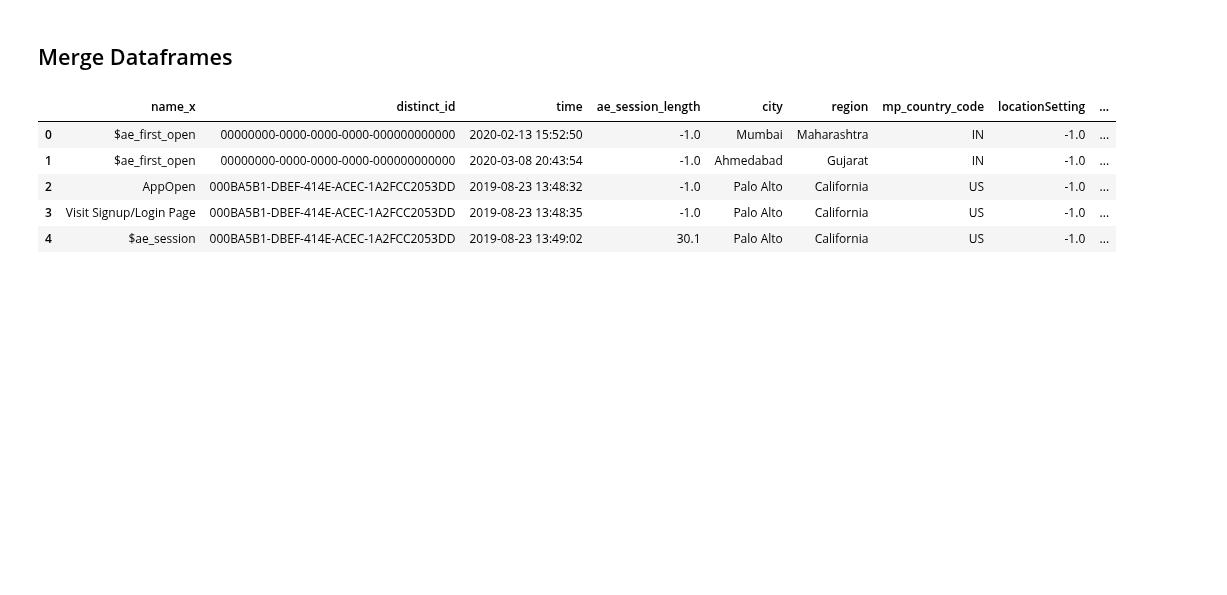
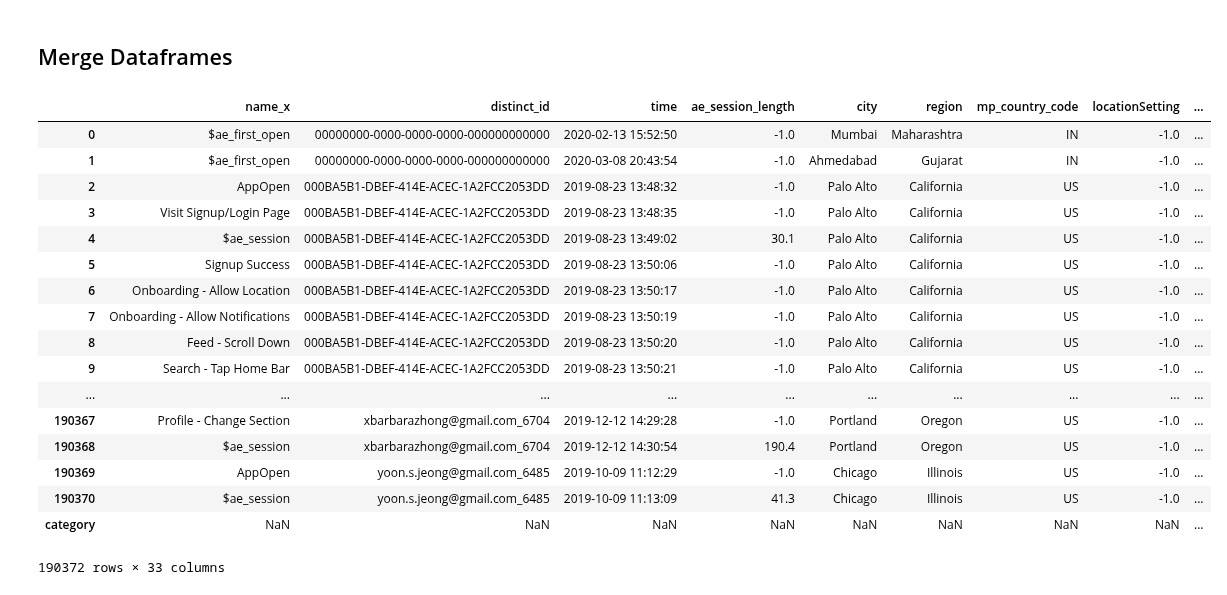
Before and after one commit to prkrishnan1/Simmer_DSS_SP20_Project_1, a Jupyter notebook: Churn_SQS.ipynb, the cells around one changed output. Drawn from its saved outputs; the diff is of its cells as text; code cells hidden in the pictures; blank space fills up the shorter version.

```diff
--- a/Churn_SQS.ipynb
+++ b/Churn_SQS.ipynb
@@ -178,13 +199,26 @@ See the caveats in the documentation: http://pandas.pydata.org/pandas-docs/stabl
 # %%
 # drop 'name_x' column from short_df and then append to the original dataframe
 
-short_df = short_df.drop(columns = ['name_x'])
+#short_df = short_df.drop(columns = ['name_x'])
 df = pd.concat([df, short_df], axis=1)
-df.head()
-# %% [output]
-|  | name_x | distinct_id | time | ae_session_length | city | region | mp_country_code | locationSetting | ... |
-| 0 | $ae_first_open | 00000000-0000-0000-0000-000000000000 | 2020-02-13 15:52:50 | -1.0 | Mumbai | Maharashtra | IN | -1.0 | ... |
-| 1 | $ae_first_open | 00000000-0000-0000-0000-000000000000 | 2020-03-08 20:43:54 | -1.0 | Ahmedabad | Gujarat | IN | -1.0 | ... |
-| 2 | AppOpen | 000BA5B1-DBEF-414E-ACEC-1A2FCC2053DD | 2019-08-23 13:48:32 | -1.0 | Palo Alto | California | US | -1.0 | ... |
-| 3 | Visit Signup/Login Page | 000BA5B1-DBEF-414E-ACEC-1A2FCC2053DD | 2019-08-23 13:48:35 | -1.0 | Palo Alto | California | US | -1.0 | ... |
-| 4 | $ae_session | 000BA5B1-DBEF-414E-ACEC-1A2FCC2053DD | 2019-08-23 13:49:02 | 30.1 | Palo Alto | California | US | -1.0 | ... |
+# %%
+df
+# %% [output]
+|  | name_x | distinct_id | time | ae_session_length | city | region | mp_country_code | locationSetting | ... |
+| 0 | $ae_first_open | 00000000-0000-0000-0000-000000000000 | 2020-02-13 15:52:50 | -1.0 | Mumbai | Maharashtra | IN | -1.0 | ... |
+| 1 | $ae_first_open | 00000000-0000-0000-0000-000000000000 | 2020-03-08 20:43:54 | -1.0 | Ahmedabad | Gujarat | IN | -1.0 | ... |
+| 2 | AppOpen | 000BA5B1-DBEF-414E-ACEC-1A2FCC2053DD | 2019-08-23 13:48:32 | -1.0 | Palo Alto | California | US | -1.0 | ... |
+| 3 | Visit Signup/Login Page | 000BA5B1-DBEF-414E-ACEC-1A2FCC2053DD | 2019-08-23 13:48:35 | -1.0 | Palo Alto | California | US | -1.0 | ... |
+| 4 | $ae_session | 000BA5B1-DBEF-414E-ACEC-1A2FCC2053DD | 2019-08-23 13:49:02 | 30.1 | Palo Alto | California | US | -1.0 | ... |
+| 5 | Signup Success | 000BA5B1-DBEF-414E-ACEC-1A2FCC2053DD | 2019-08-23 13:50:06 | -1.0 | Palo Alto | California | US | -1.0 | ... |
+| 6 | Onboarding - Allow Location | 000BA5B1-DBEF-414E-ACEC-1A2FCC2053DD | 2019-08-23 13:50:17 | -1.0 | Palo Alto | California | US | -1.0 | ... |
+| 7 | Onboarding - Allow Notifications | 000BA5B1-DBEF-414E-ACEC-1A2FCC2053DD | 2019-08-23 13:50:19 | -1.0 | Palo Alto | California | US | -1.0 | ... |
+| 8 | Feed - Scroll Down | 000BA5B1-DBEF-414E-ACEC-1A2FCC2053DD | 2019-08-23 13:50:20 | -1.0 | Palo Alto | California | US | -1.0 | ... |
+| 9 | Search - Tap Home Bar | 000BA5B1-DBEF-414E-ACEC-1A2FCC2053DD | 2019-08-23 13:50:21 | -1.0 | Palo Alto | California | US | -1.0 | ... |
+| ... | ... | ... | ... | ... | ... | ... | ... | ... | ... |
+| 190367 | Profile - Change Section | xbarbarazhong@gmail.com_6704 | 2019-12-12 14:29:28 | -1.0 | Portland | Oregon | US | -1.0 | ... |
+| 190368 | $ae_session | xbarbarazhong@gmail.com_6704 | 2019-12-12 14:30:54 | 190.4 | Portland | Oregon | US | -1.0 | ... |
+| 190369 | AppOpen | yoon.s.jeong@gmail.com_6485 | 2019-10-09 11:12:29 | -1.0 | Chicago | Illinois | US | -1.0 | ... |
+| 190370 | $ae_session | yoon.s.jeong@gmail.com_6485 | 2019-10-09 11:13:09 | 41.3 | Chicago | Illinois | US | -1.0 | ... |
+| category | NaN | NaN | NaN | NaN | NaN | NaN | NaN | NaN | ... |
+190372 rows × 33 columns
```
Also changed, not shown: parts of 5 cells of this notebook.
